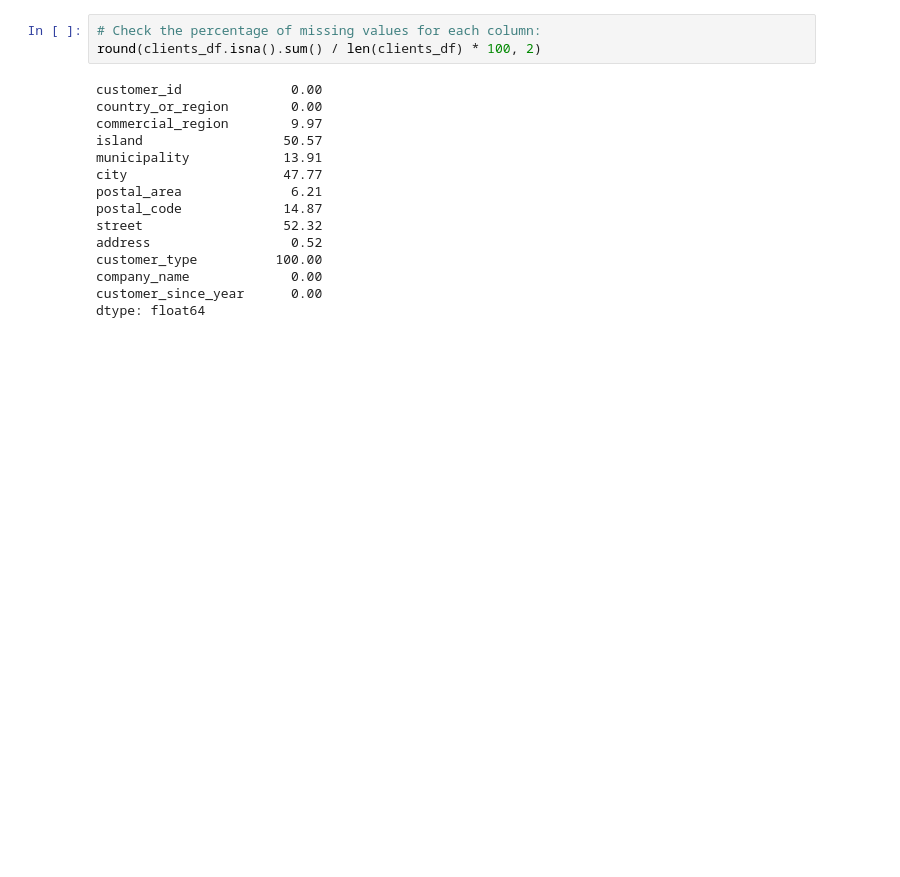
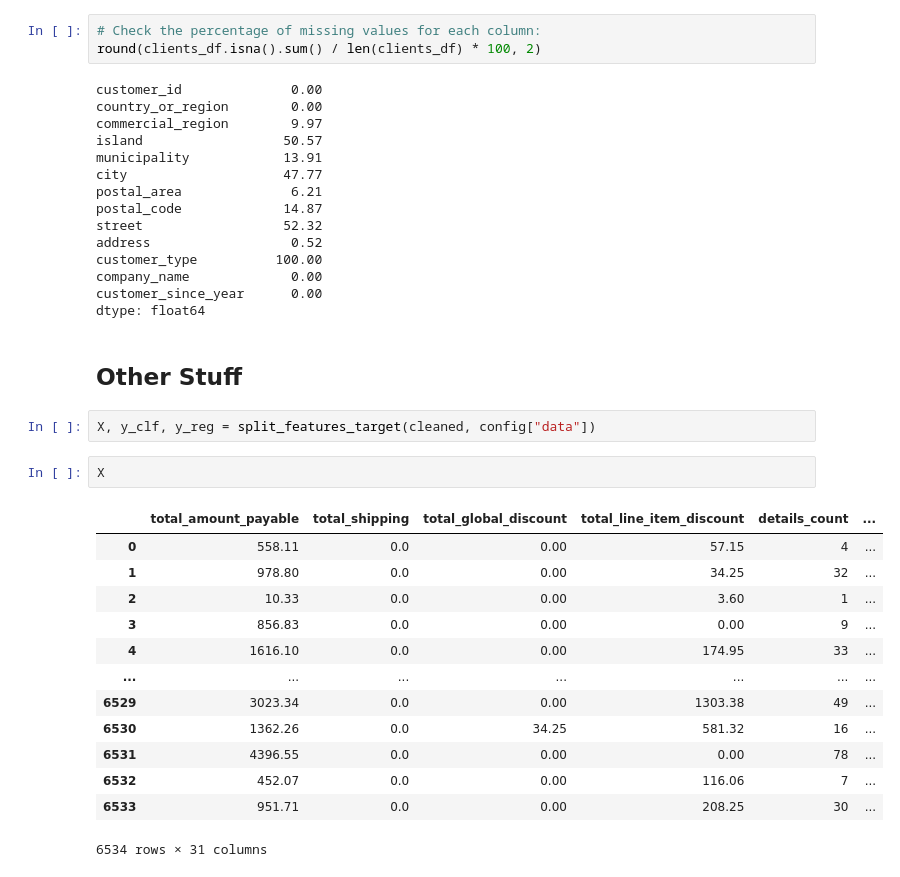
Before and after one commit to LouisSilva/ETAI-Group8-Project, a Jupyter notebook: notebooks/LouisEDAStuff.ipynb, the cells around one changed output. Cells and saved outputs as stored; diff of their text form; blank space fills up the shorter version.

```diff
--- a/notebooks/LouisEDAStuff.ipynb
+++ b/notebooks/LouisEDAStuff.ipynb
@@ -217,3 +218,23 @@ customer_type          100.00
 company_name             0.00
 customer_since_year      0.00
 dtype: float64
+# %% [markdown]
+## Other Stuff
+# %%
+X, y_clf, y_reg = split_features_target(cleaned, config["data"])
+# %%
+X
+# %% [output]
+|  | total_amount_payable | total_shipping | total_global_discount | total_line_item_discount | details_count | ... |
+| 0 | 558.11 | 0.0 | 0.00 | 57.15 | 4 | ... |
+| 1 | 978.80 | 0.0 | 0.00 | 34.25 | 32 | ... |
+| 2 | 10.33 | 0.0 | 0.00 | 3.60 | 1 | ... |
+| 3 | 856.83 | 0.0 | 0.00 | 0.00 | 9 | ... |
+| 4 | 1616.10 | 0.0 | 0.00 | 174.95 | 33 | ... |
+| ... | ... | ... | ... | ... | ... | ... |
+| 6529 | 3023.34 | 0.0 | 0.00 | 1303.38 | 49 | ... |
+| 6530 | 1362.26 | 0.0 | 34.25 | 581.32 | 16 | ... |
+| 6531 | 4396.55 | 0.0 | 0.00 | 0.00 | 78 | ... |
+| 6532 | 452.07 | 0.0 | 0.00 | 116.06 | 7 | ... |
+| 6533 | 951.71 | 0.0 | 0.00 | 208.25 | 30 | ... |
+6534 rows × 31 columns
```
Also changed, not shown: parts of 3 cells of this notebook, 4 other files.
